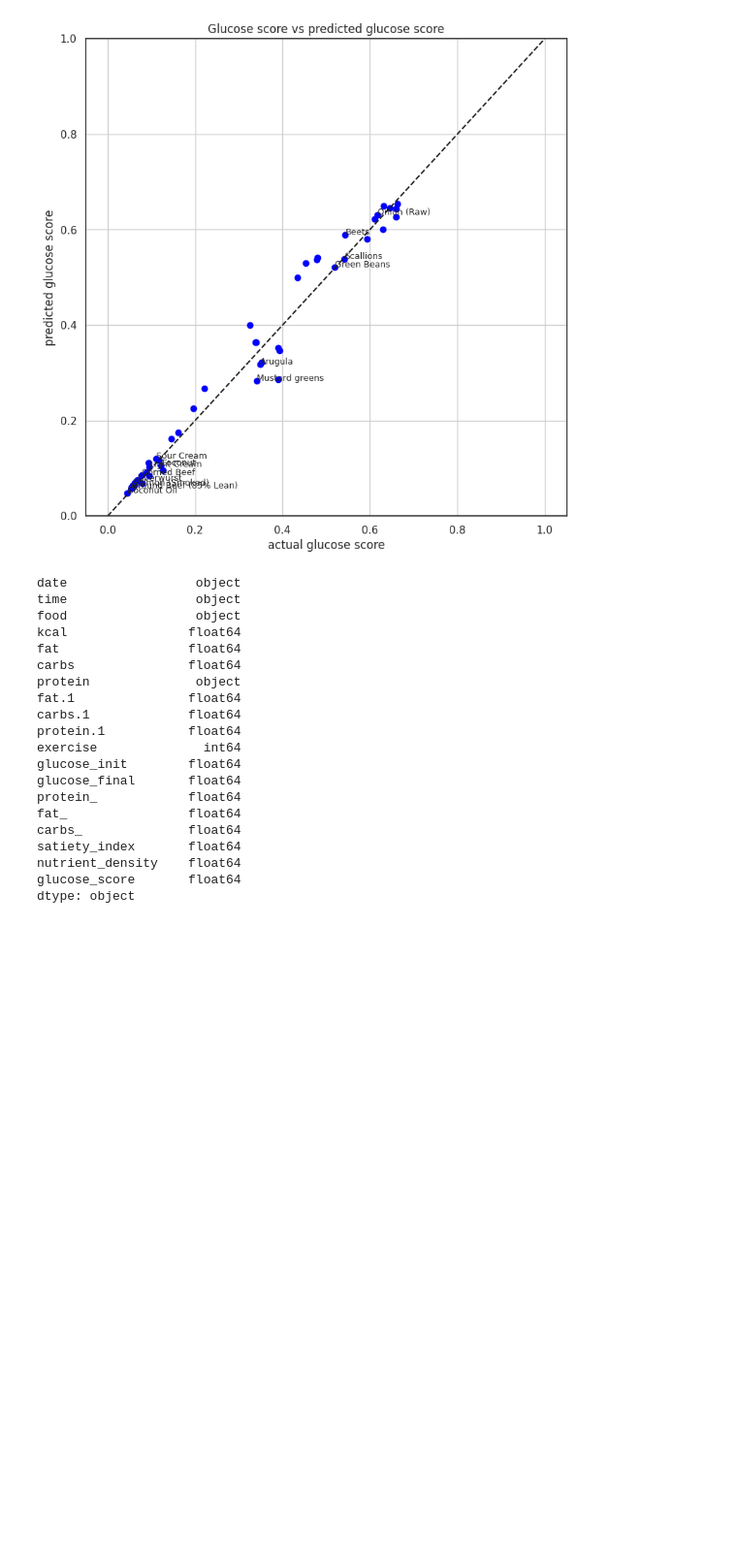
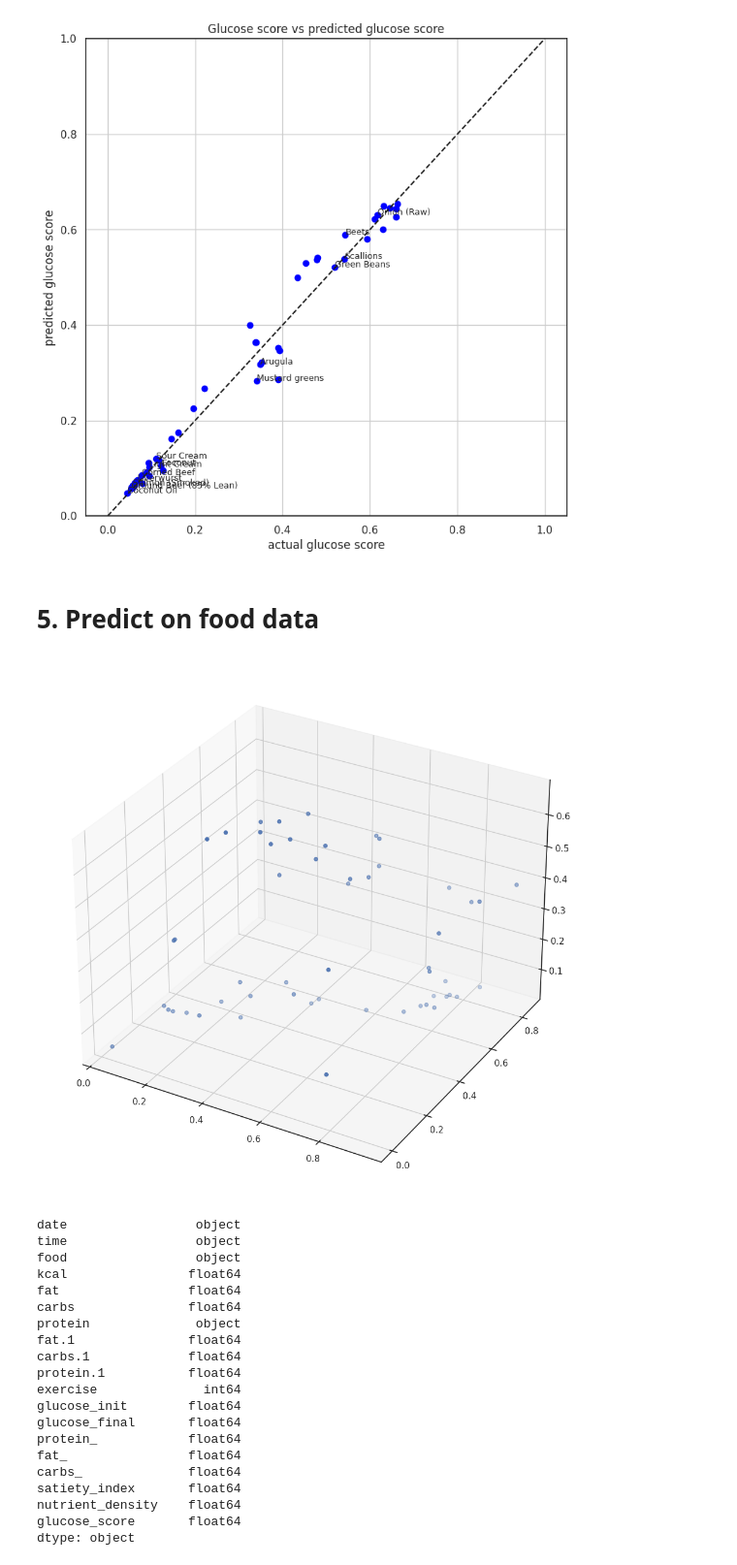
Before and after one commit to Usul1980/Dexcom-G7-analysis, a Jupyter notebook: dexcom-g7-cgm-vs-carbs-vs-exercise.ipynb, the cells around one changed output. Shown at 97% size. Cells and saved outputs as stored; diff of their text form; code cells hidden in the pictures; blank space fills up the shorter version.

Commit message:
Kaggle Notebook | DexcomG7 cgm vs carbs & Satiety Index | Version 8

```diff
--- a/dexcom-g7-cgm-vs-carbs-vs-exercise.ipynb
+++ b/dexcom-g7-cgm-vs-carbs-vs-exercise.ipynb
@@ -521,6 +521,8 @@ plt.title('Glucose score vs predicted glucose score')
 plt.show()
 # %% [output]
 [figure]
+# %% [markdown]
+# 5. Predict on food data <a class="anchor"  id="predict"></a>
 # %%
 diet['protein_'] = diet['protein.1']
 diet['protein_'] = diet['protein_'].astype(float)
@@ -529,6 +531,22 @@ diet['carbs_'] = diet['carbs.1']
 diet['satiety_index'] = model_satiety.predict(diet)
 diet['nutrient_density'] = model_nutden.predict(diet)
 diet['glucose_score'] = model_glucose_score.predict(diet)
+# %%
+import numpy as np
+import matplotlib.pyplot as plt
+
+x=foods_data_validation['satiety_index']
+y=foods_data_validation['nutrient_density_per_cal']
+z=foods_data_validation['Gs_']
+# ax = plt.axes(projection='3d')
+# ax.plot_trisurf(x, y, z,linewidth=0, antialiased=False)
+fig = plt.figure(figsize=(12, 12))
+ax = fig.add_subplot(projection='3d')
+#https://stackoverflow.com/questions/47344850/scatterplot3d-regression-plane-with-residuals
+ax.scatter(x, y, z)
+plt.show()
+# %% [output]
+[figure, added]
 # %%
 def weighted_average(df,data_col,weight_col,by_col):
     ''' Now data_col can be a list of variables '''
```
Also changed, not shown: parts of 6 cells of this notebook.
